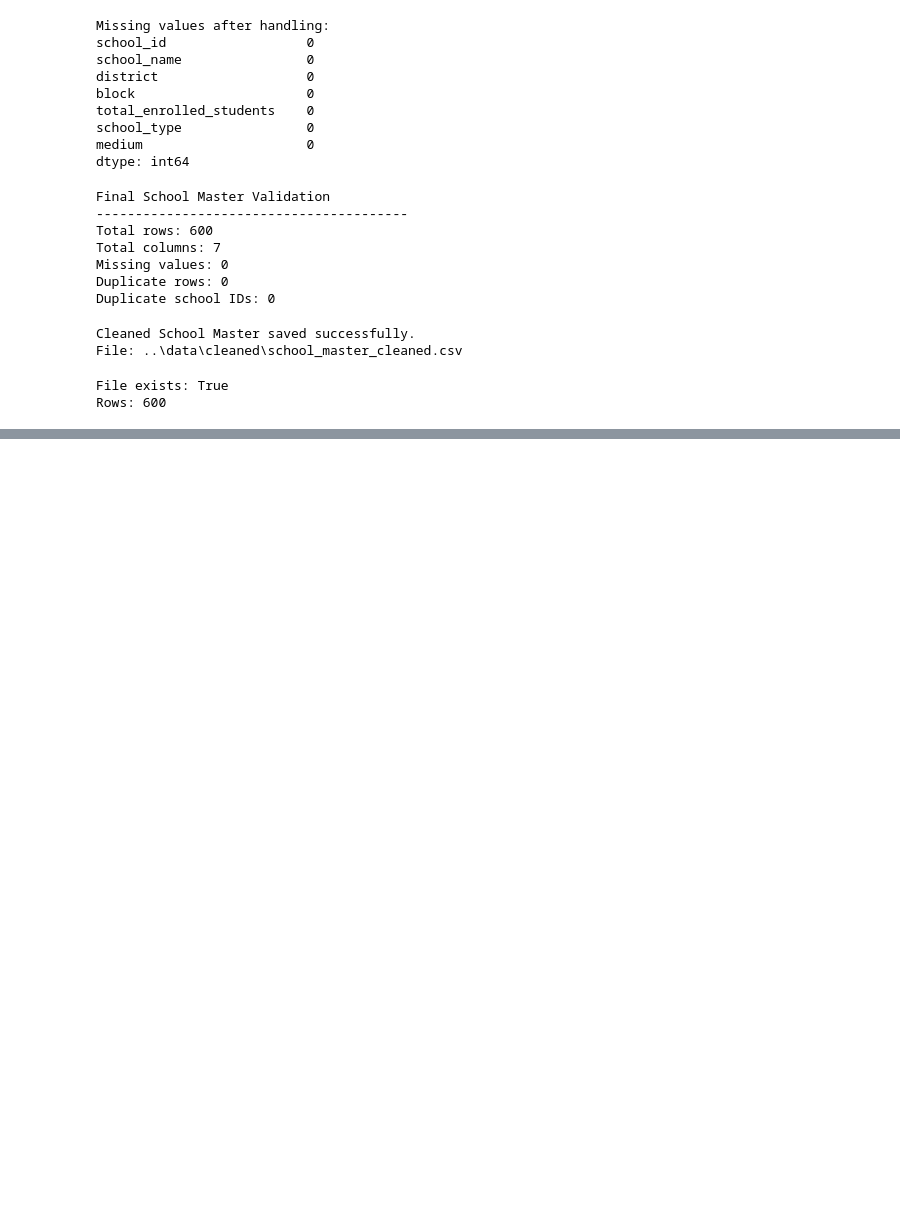
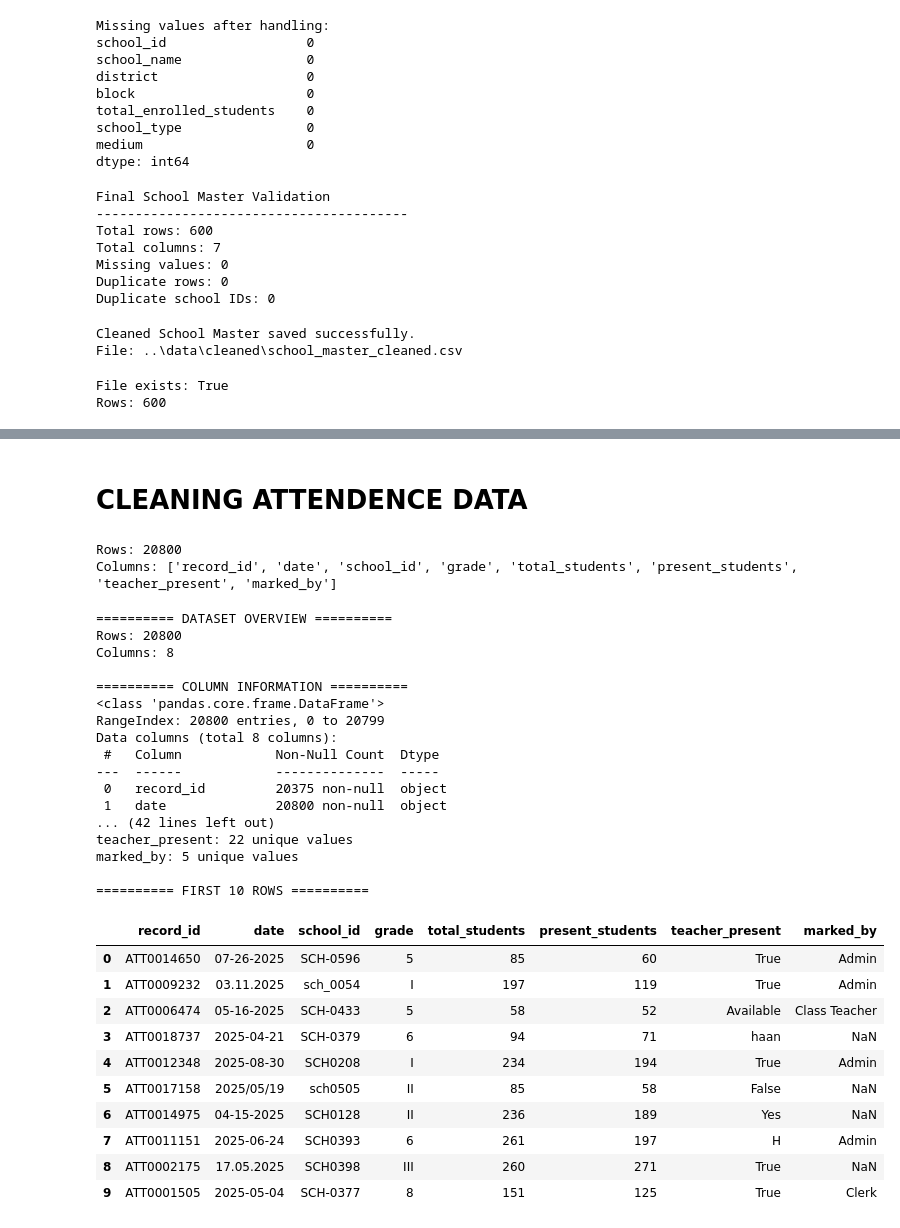
Before and after one commit to Satish-Raut/education-retention-tracker, a Jupyter notebook: notebooks/01_eda_and_cleaning.ipynb, the cells around one changed output, grey strips where cells are left out. Saved outputs shown, nothing was run; the diff lists cells and outputs as text; code cells hidden in the pictures; blank space fills up the shorter version.

```diff
--- a/notebooks/01_eda_and_cleaning.ipynb
+++ b/notebooks/01_eda_and_cleaning.ipynb
@@ -1145,0 +437,74 @@ Columns: 13
+# %% [markdown]
+# CLEANING ATTENDENCE DATA
+# %%
+# ============================================
+# ATTENDANCE CLEANING — START
+# ============================================
+
+attendance = df_attendance.copy()
+
+print("Rows:", len(attendance))
+print("Columns:", attendance.columns.tolist())
+# %% [output]
+Rows: 20800
+Columns: ['record_id', 'date', 'school_id', 'grade', 'total_students', 'present_students', 'teacher_present', 'marked_by']
+# %%
+# ============================================
+# STEP 1: COMPLETE ATTENDANCE DATA AUDIT
+# ============================================
+
+print("========== DATASET OVERVIEW ==========")
+print("Rows:", attendance.shape[0])
+print("Columns:", attendance.shape[1])
+
+print("\n========== COLUMN INFORMATION ==========")
+print(attendance.info())
+
+print("\n========== MISSING VALUES ==========")
+print(attendance.isnull().sum())
+
+print("\n========== MISSING VALUE % ==========")
+print(
+    (attendance.isnull().mean() * 100)
+    .round(2)
+    .sort_values(ascending=False)
+)
+
+print("\n========== DUPLICATE ROWS ==========")
+print("Duplicate rows:", attendance.duplicated().sum())
+
+print("\n========== UNIQUE VALUES ==========")
+for column in attendance.columns:
+    print(f"{column}: {attendance[column].nunique(dropna=True)} unique values")
+
+print("\n========== FIRST 10 ROWS ==========")
+display(attendance.head(10))
+# %% [output]
+========== DATASET OVERVIEW ==========
+Rows: 20800
+Columns: 8
+
+========== COLUMN INFORMATION ==========
+<class 'pandas.core.frame.DataFrame'>
+RangeIndex: 20800 entries, 0 to 20799
+Data columns (total 8 columns):
+ #   Column            Non-Null Count  Dtype
+---  ------            --------------  -----
+ 0   record_id         20375 non-null  object
+ 1   date              20800 non-null  object
+... (42 lines left out)
+teacher_present: 22 unique values
+marked_by: 5 unique values
+
+========== FIRST 10 ROWS ==========
+|  | record_id | date | school_id | grade | total_students | present_students | teacher_present | marked_by |
+| 0 | ATT0014650 | 07-26-2025 | SCH-0596 | 5 | 85 | 60 | True | Admin |
+| 1 | ATT0009232 | 03.11.2025 | sch_0054 | I | 197 | 119 | True | Admin |
+| 2 | ATT0006474 | 05-16-2025 | SCH-0433 | 5 | 58 | 52 | Available | Class Teacher |
+| 3 | ATT0018737 | 2025-04-21 | SCH-0379 | 6 | 94 | 71 | haan | NaN |
+| 4 | ATT0012348 | 2025-08-30 | SCH0208 | I | 234 | 194 | True | Admin |
+| 5 | ATT0017158 | 2025/05/19 | sch0505 | II | 85 | 58 | False | NaN |
+| 6 | ATT0014975 | 04-15-2025 | SCH0128 | II | 236 | 189 | Yes | NaN |
+| 7 | ATT0011151 | 2025-06-24 | SCH0393 | 6 | 261 | 197 | H | Admin |
+| 8 | ATT0002175 | 17.05.2025 | SCH0398 | III | 260 | 271 | True | NaN |
+| 9 | ATT0001505 | 2025-05-04 | SCH-0377 | 8 | 151 | 125 | True | Clerk |
```
Also changed, not shown: parts of 50 cells of this notebook, 1 other file.
